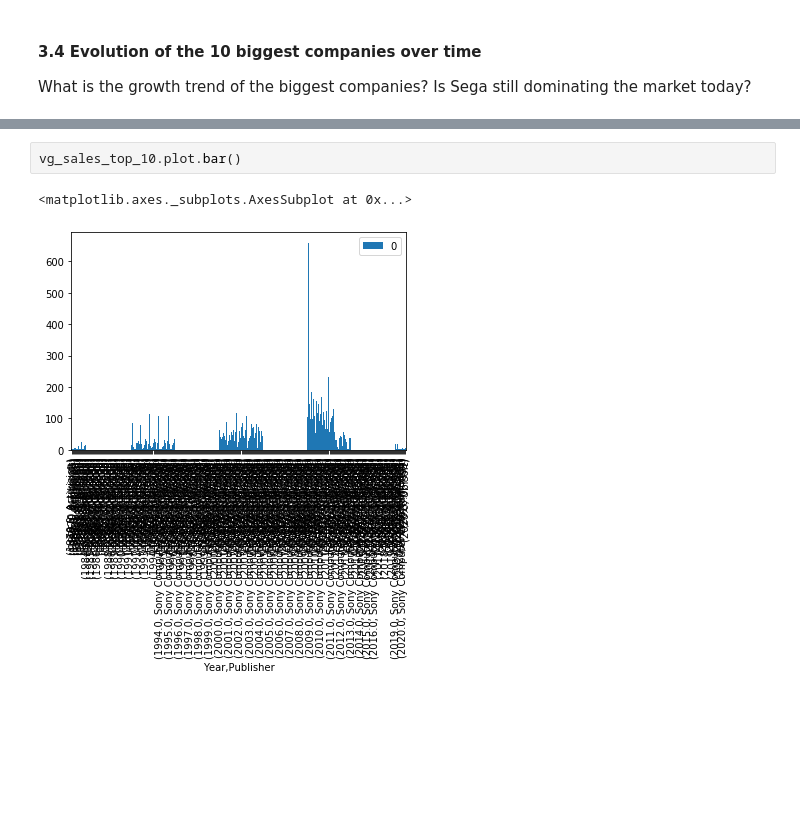
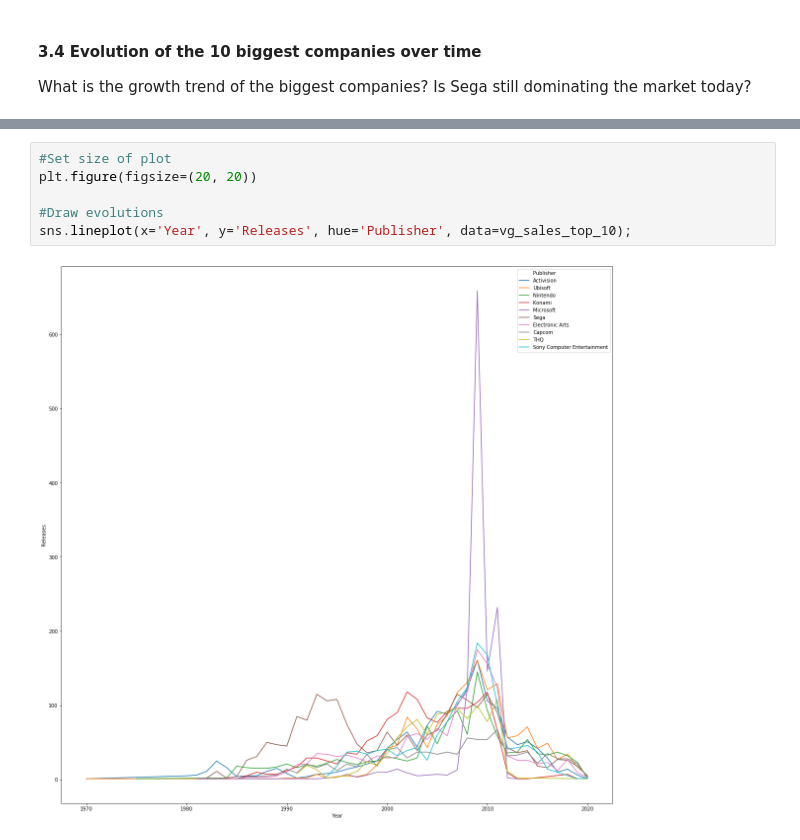
Before and after one commit to lozgarrido/waka, a Jupyter notebook: main.ipynb, the cells around one changed output, grey strips where cells are left out. Drawn from its saved outputs; the diff is of its cells as text; blank space fills up the shorter version.

```diff
--- a/main.ipynb
+++ b/main.ipynb
@@ -193,5 +196,8 @@ vg_sales_top_10.head()
-# %%
-vg_sales_top_10.plot.bar()
-# %% [output]
-<matplotlib.axes._subplots.AxesSubplot at 0x...>
-[figure, removed]
+# %%
+#Set size of plot
+plt.figure(figsize=(20, 20))
+
+#Draw evolutions
+sns.lineplot(x='Year', y='Releases', hue='Publisher', data=vg_sales_top_10);
+# %% [output]
+[figure, added]
```
Also changed, not shown: parts of 1 cell of this notebook.
